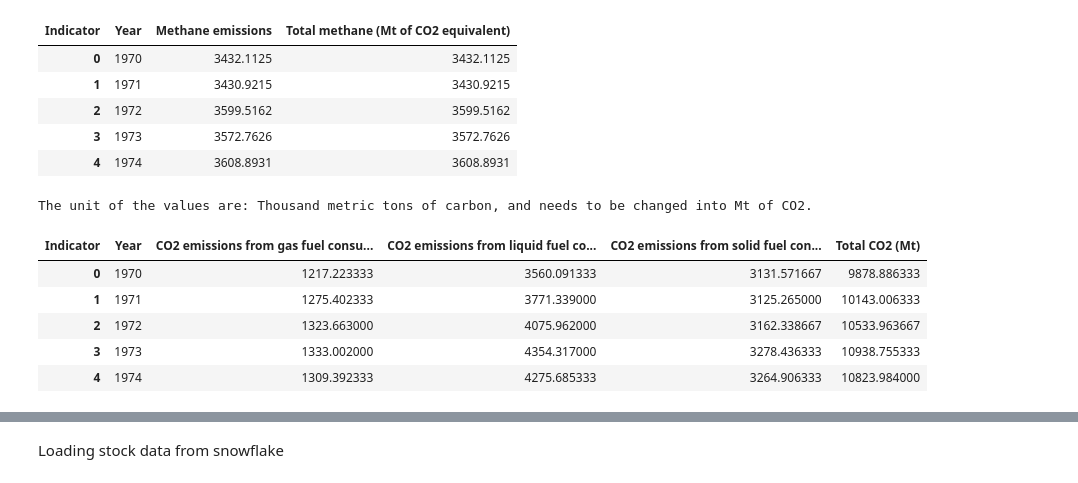
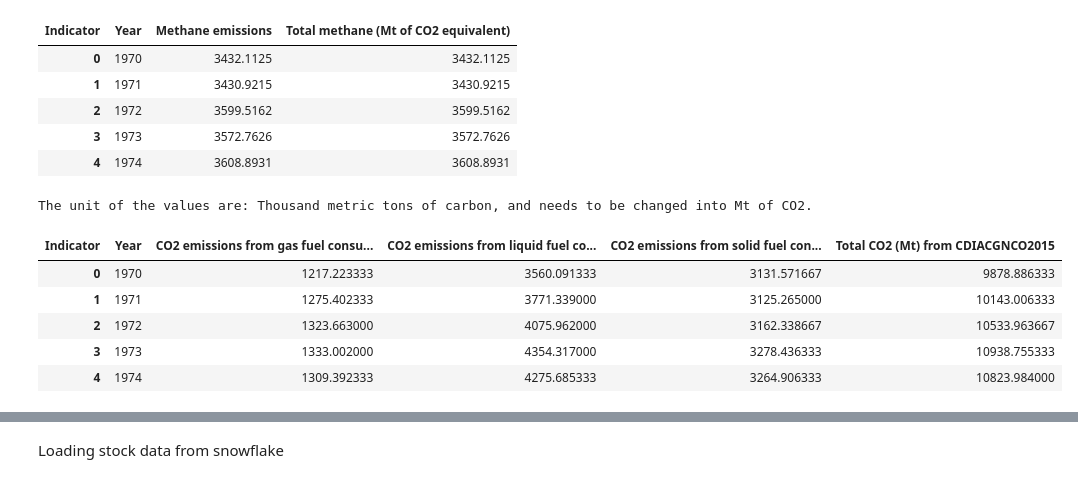
Before and after one commit to qixuan-code/2021_TAMU, a Jupyter notebook: ENVIRONMENT_DATA_ATLAS.ipynb, the cells around one changed output, grey strips where cells are left out. Drawn from its saved outputs; the diff is of its cells as text; code cells hidden in the pictures.

```diff
--- a/ENVIRONMENT_DATA_ATLAS.ipynb
+++ b/ENVIRONMENT_DATA_ATLAS.ipynb
@@ -109,14 +109,14 @@ The unit of the values are: kt of CO2 equivalent, and needs to be changed into M
 # %%
 # No 6: CDI mt CO2 from gas solid liquid fuels
 Indicator6 = ['CO2 emissions from gas fuel consumption', 'CO2 emissions from liquid fuel consumption', 'CO2 emissions from solid fuel consumption']
 df_filter6 = df[(df['Dataset'] == 'CDIACGNCO2015') & (df['Year'] >= 1970) & (df['Indicator'].isin(Indicator6))]
 print('The unit of the values are: {}, and needs to be changed into Mt of CO2.'.format(df_filter6['Unit'].unique()[0]))
 df_6 = pd.crosstab(df_filter6.Year, df_filter6.Indicator, values = df_filter6.Value/1000/12*44, aggfunc = 'sum').reset_index()
-df_6['Total CO2 (Mt)'] = df_6.sum(axis = 1)
+df_6['Total CO2 (Mt) from CDIACGNCO2015'] = df_6.sum(axis = 1)
 df_6.head()
 # %% [output]
 The unit of the values are: Thousand metric tons of carbon, and needs to be changed into Mt of CO2.
-| Indicator | Year | CO2 emissions from gas fuel consu... | CO2 emissions from liquid fuel co... | CO2 emissions from solid fuel con... | Total CO2 (Mt) |
+| Indicator | Year | CO2 emissions from gas fuel consu... | CO2 emissions from liquid fuel co... | CO2 emissions from solid fuel con... | Total CO2 (Mt) from CDIACGNCO2015 |
 | 0 | 1970 | 1217.223333 | 3560.091333 | 3131.571667 | 9878.886333 |
 | 1 | 1971 | 1275.402333 | 3771.339000 | 3125.265000 | 10143.006333 |
 | 2 | 1972 | 1323.663000 | 4075.962000 | 3162.338667 | 10533.963667 |
```
Also changed, not shown: parts of 9 cells of this notebook.
